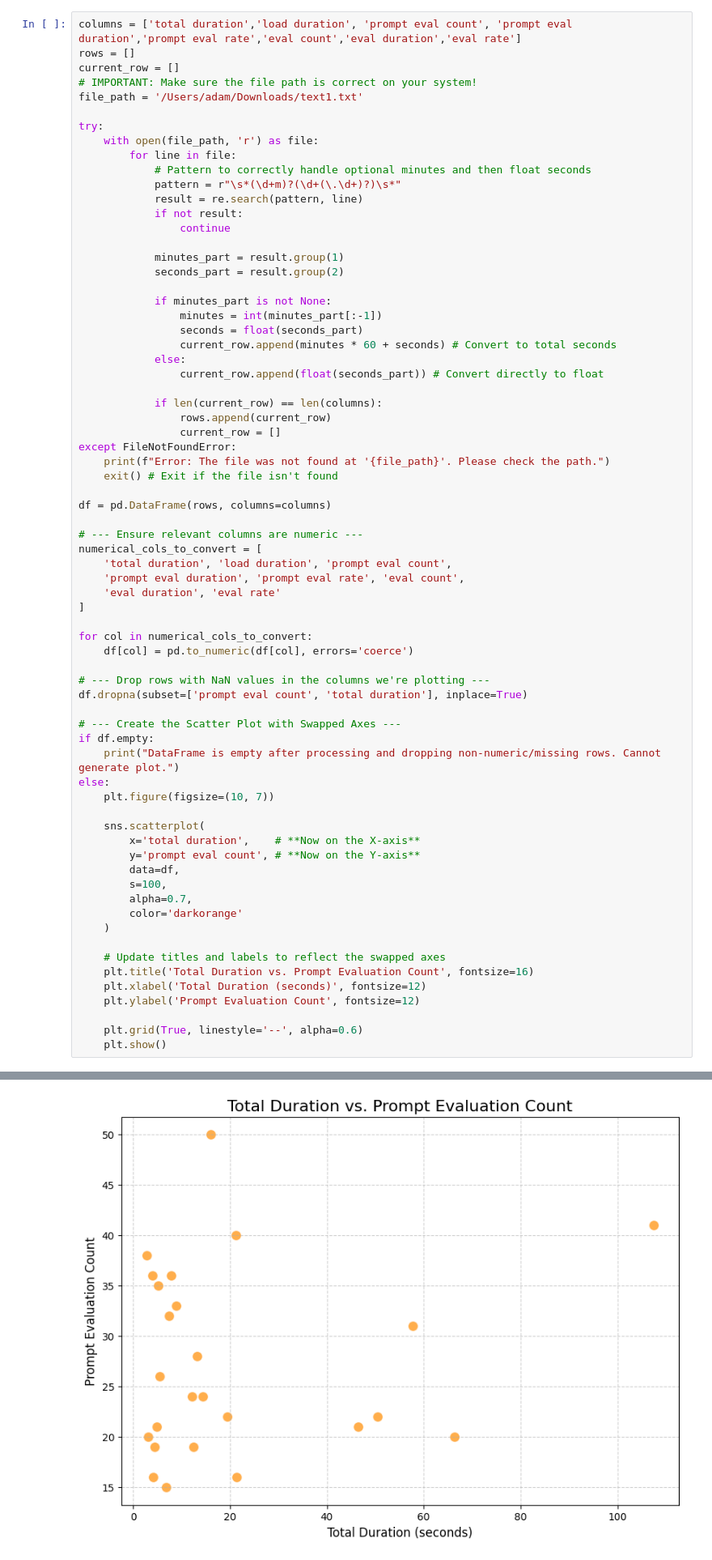
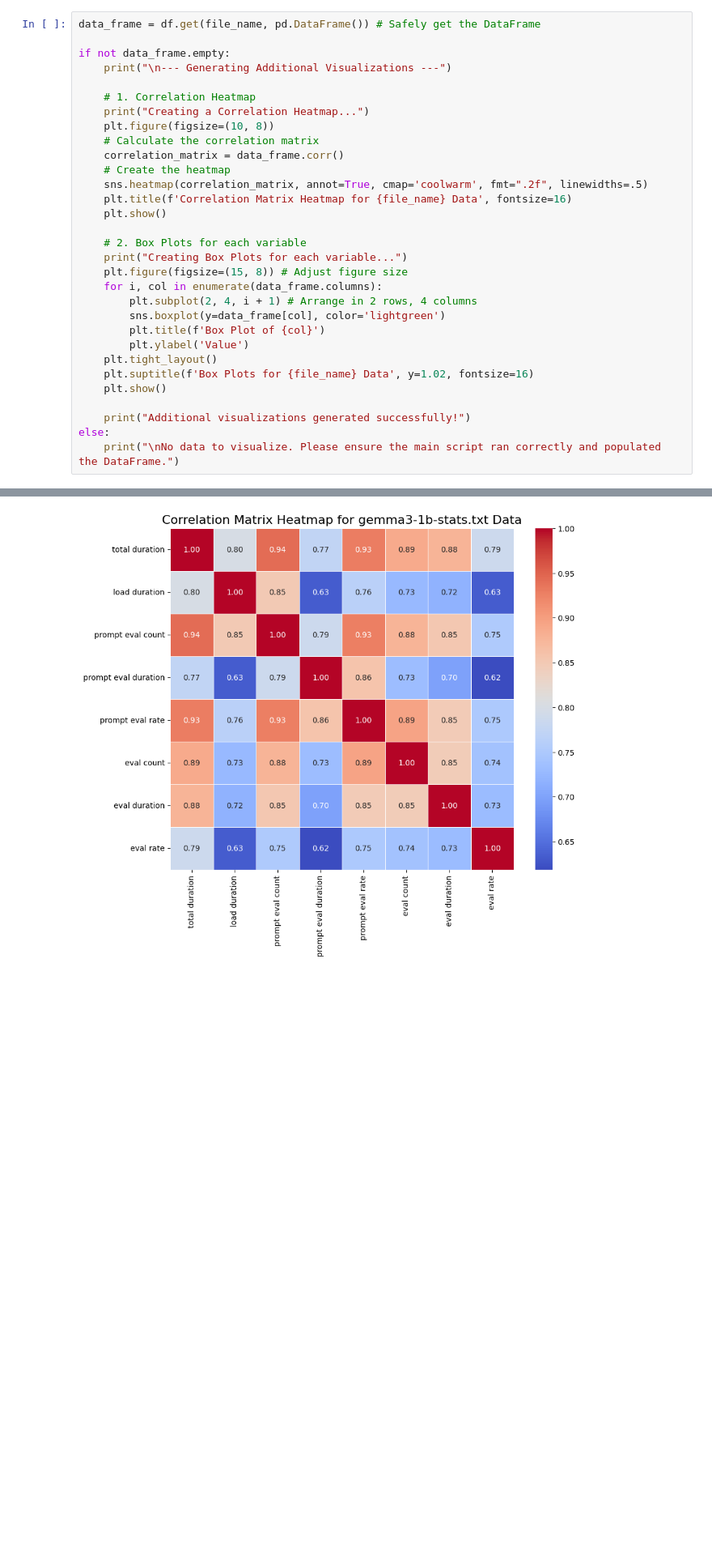
Before and after one commit to alvaad4/Research-2025, a Jupyter notebook: graphs.ipynb, the cells around one changed output, grey strips where cells are left out. Shown at 81% size. Cells and saved outputs as stored; diff of their text form; blank space fills up the shorter version.

Commit message:
Huggingface Graphing

```diff
--- a/graphs.ipynb
+++ b/graphs.ipynb
@@ -48,71 +104,32 @@ print(df)
 # %%
-columns = ['total duration','load duration', 'prompt eval count', 'prompt eval duration','prompt eval rate','eval count','eval duration','eval rate']
-rows = []
-current_row = []
-# IMPORTANT: Make sure the file path is correct on your system!
-file_path = '/Users/adam/Downloads/text1.txt'
+data_frame = df.get(file_name, pd.DataFrame()) # Safely get the DataFrame
 
-try:
-    with open(file_path, 'r') as file:
-        for line in file:
-            # Pattern to correctly handle optional minutes and then float seconds
-            pattern = r"\s*(\d+m)?(\d+(\.\d+)?)\s*"
-            result = re.search(pattern, line)
-            if not result:
-                continue
+if not data_frame.empty:
+    print("\n--- Generating Additional Visualizations ---")
 
-            minutes_part = result.group(1)
-            seconds_part = result.group(2)
+    # 1. Correlation Heatmap
+    print("Creating a Correlation Heatmap...")
+    plt.figure(figsize=(10, 8))
+    # Calculate the correlation matrix
+    correlation_matrix = data_frame.corr()
+    # Create the heatmap
+    sns.heatmap(correlation_matrix, annot=True, cmap='coolwarm', fmt=".2f", linewidths=.5)
+    plt.title(f'Correlation Matrix Heatmap for {file_name} Data', fontsize=16)
+    plt.show()
 
-            if minutes_part is not None:
-                minutes = int(minutes_part[:-1])
-                seconds = float(seconds_part)
-                current_row.append(minutes * 60 + seconds) # Convert to total seconds
-            else:
-                current_row.append(float(seconds_part)) # Convert directly to float
+    # 2. Box Plots for each variable
+    print("Creating Box Plots for each variable...")
+    plt.figure(figsize=(15, 8)) # Adjust figure size
+    for i, col in enumerate(data_frame.columns):
+        plt.subplot(2, 4, i + 1) # Arrange in 2 rows, 4 columns
+        sns.boxplot(y=data_frame[col], color='lightgreen')
+        plt.title(f'Box Plot of {col}')
+        plt.ylabel('Value')
+    plt.tight_layout()
+    plt.suptitle(f'Box Plots for {file_name} Data', y=1.02, fontsize=16)
+    plt.show()
 
-            if len(current_row) == len(columns):
-                rows.append(current_row)
-                current_row = []
-except FileNotFoundError:
-    print(f"Error: The file was not found at '{file_path}'. Please check the path.")
-    exit() # Exit if the file isn't found
-
-df = pd.DataFrame(rows, columns=columns)
-
-# --- Ensure relevant columns are numeric ---
-numerical_cols_to_convert = [
-    'total duration', 'load duration', 'prompt eval count',
-    'prompt eval duration', 'prompt eval rate', 'eval count',
-    'eval duration', 'eval rate'
-]
-
-for col in numerical_cols_to_convert:
-    df[col] = pd.to_numeric(df[col], errors='coerce')
-
-# --- Drop rows with NaN values in the columns we're plotting ---
-df.dropna(subset=['prompt eval count', 'total duration'], inplace=True)
-
-# --- Create the Scatter Plot with Swapped Axes ---
-if df.empty:
-    print("DataFrame is empty after processing and dropping non-numeric/missing rows. Cannot generate plot.")
+    print("Additional visualizations generated successfully!")
 else:
-    plt.figure(figsize=(10, 7))
-
-    sns.scatterplot(
-        x='total duration',    # **Now on the X-axis**
-        y='prompt eval count', # **Now on the Y-axis**
-        data=df,
-        s=100,
-        alpha=0.7,
-        color='darkorange'
-    )
-
-    # Update titles and labels to reflect the swapped axes
-    plt.title('Total Duration vs. Prompt Evaluation Count', fontsize=16)
-    plt.xlabel('Total Duration (seconds)', fontsize=12)
-    plt.ylabel('Prompt Evaluation Count', fontsize=12)
-
-    plt.grid(True, linestyle='--', alpha=0.6)
-    plt.show()
+    print("\nNo data to visualize. Please ensure the main script ran correctly and populated the DataFrame.")
 # %% [output]
@@ -119 +138 @@ else:
-[figure, old version]
+[figure, new version]
```
Also changed, not shown: parts of 3 cells of this notebook.
